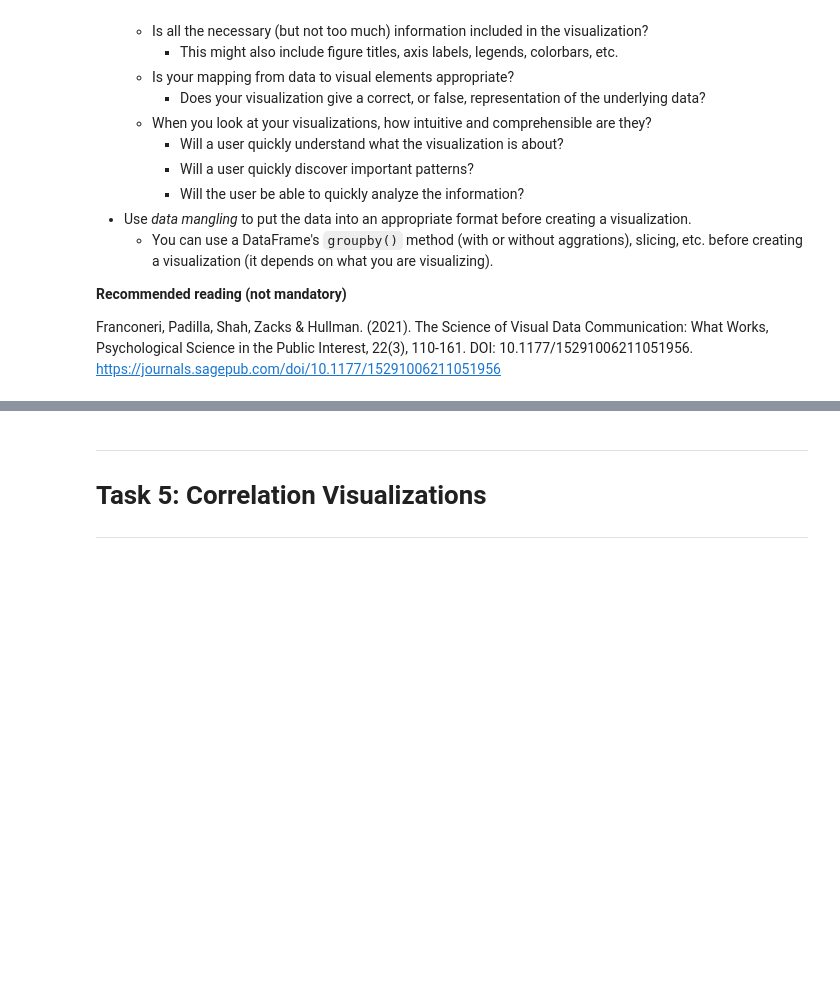
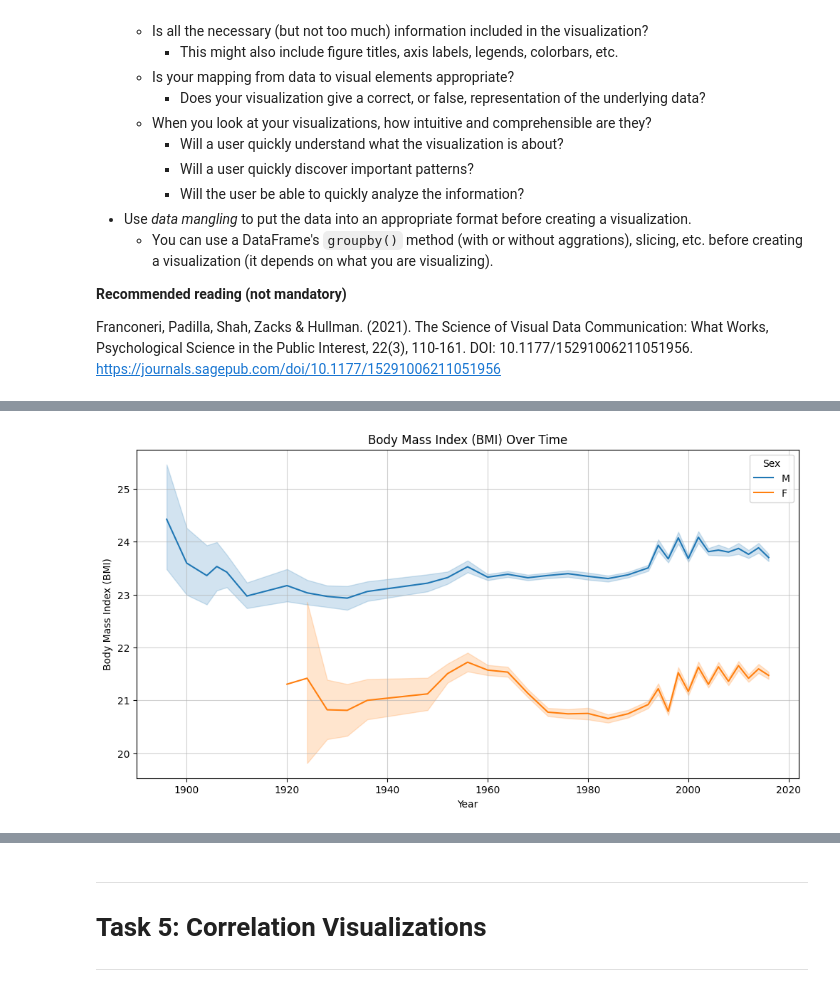
Before and after one commit to Hussein-g1itch/C1VI1B_2026, a Jupyter notebook: assignment/assignment.ipynb, the cells around one changed output, grey strips where cells are left out. Cells and saved outputs as stored; diff of their text form; code cells hidden in the pictures; blank space fills up the shorter version.

```diff
--- a/assignment/assignment.ipynb
+++ b/assignment/assignment.ipynb
@@ -1083,6 +1079,23 @@ Create a visualization showing the Body Mass Index (BMI) over time (years) for M
 </details>
 # %%
 # TODO: Write your code here to visualize Body Mass Index (BMI) over time (years) per Sex (Male, Female).
+
+import seaborn as sns
+import matplotlib.pyplot as plt
+
+if 'BMI' not in df.columns:
+    df['BMI'] = df['Weight'] / ((df['Height'] / 100) ** 2)
+
+plt.figure(figsize=(12, 6))
+sns.lineplot(data=df, x='Year', y='BMI', hue='Sex')
+
+plt.xlabel('Year')
+plt.ylabel('Body Mass Index (BMI)')
+plt.title('Body Mass Index (BMI) Over Time')
+plt.grid(True, linestyle='-', alpha=0.6)
+plt.show()
+# %% [output]
+[figure, added]
 # %% [markdown]
 ---
 ## Task 4.2 Visualize Gender (Sex) Participation Over Time
```
Also changed, not shown: parts of 4 cells of this notebook.
